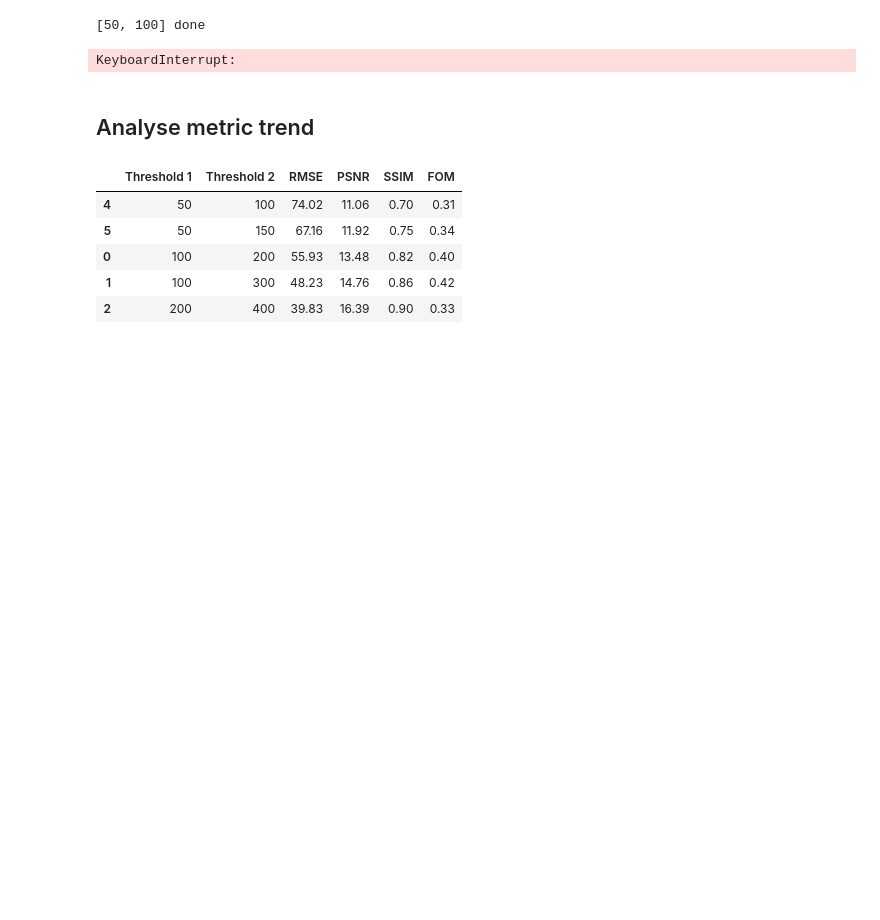
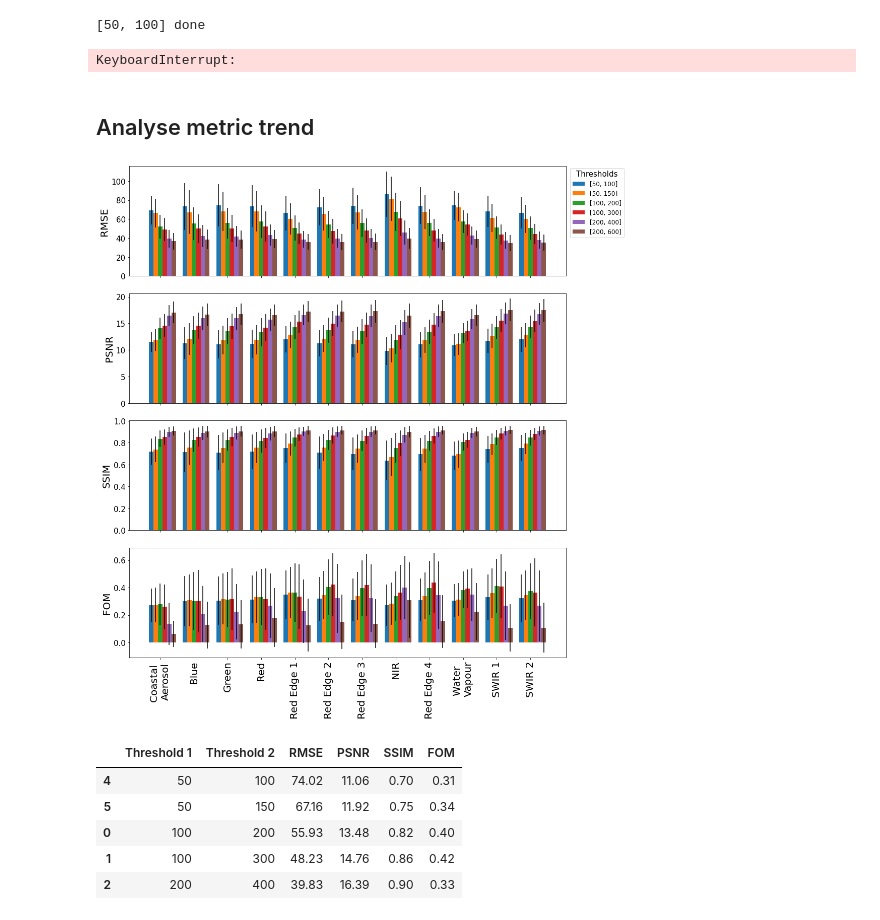
Before and after one commit to conorosully/edge-detection-metrics, a Jupyter notebook: src/comparison-metrics.ipynb, the cells around one changed output. Cells and saved outputs as stored; diff of their text form; code cells hidden in the pictures; blank space fills up the shorter version.

Commit message:
Included a combined metric chart

```diff
--- a/src/comparison-metrics.ipynb
+++ b/src/comparison-metrics.ipynb
@@ -143,9 +143,13 @@ KeyboardInterrupt:
 # %%
 df_metrics = pd.read_csv(save_path+"canny_evaluation_metrics.csv",index_col=0)
 
 # Initialise visualisation class
 importlib.reload(utils)
 viz = utils.data_visualizer(df_metrics,canny,edge_reference,thresholds,channels)
+
+viz.plot_combined_metric_trends(['rmse','psnr','ssim','fom'],save_path=save_path+"Figures/all_metrics.png")
+# %% [output]
+[figure, added]
 # %%
 # NIR table
 df_metrics_nir = df_metrics[df_metrics['band']==7]
```
Also changed, not shown: parts of 2 cells of this notebook, 1 other file.
